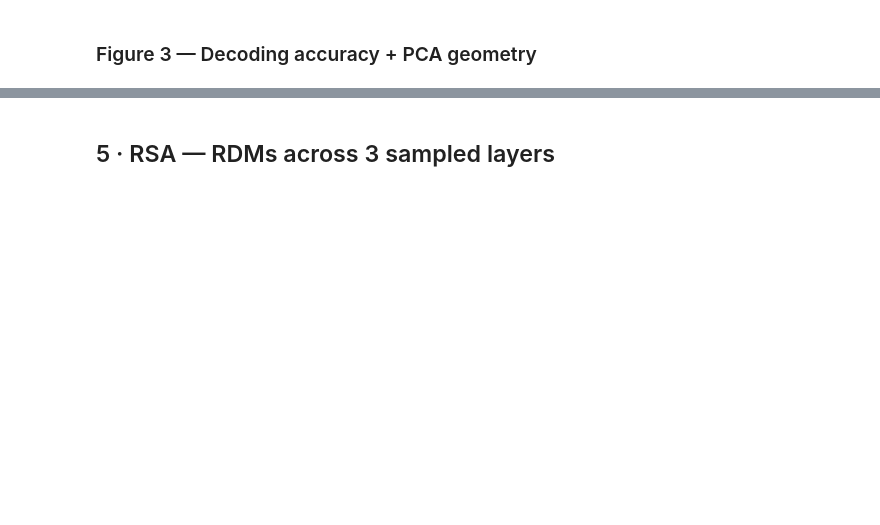
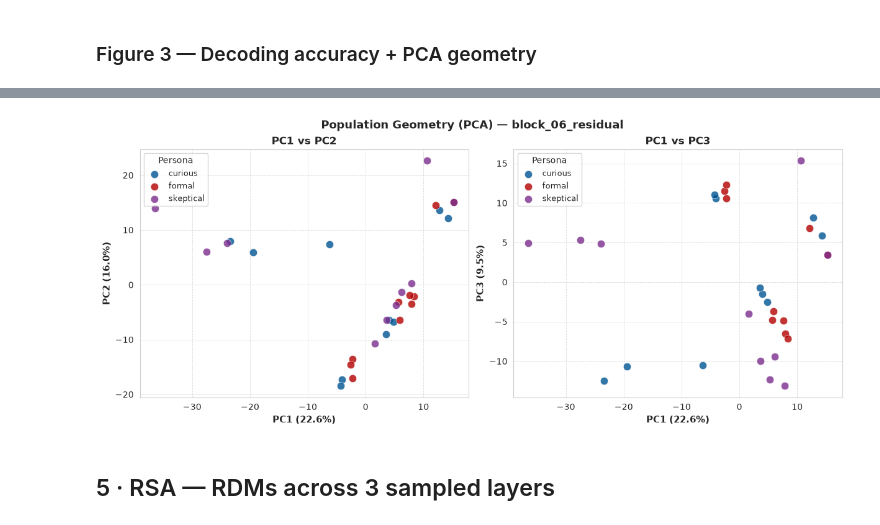
Before and after one commit to erfanzabeh/LLMsocial, a Jupyter notebook: notebooks/SocialLLM_Minimal.ipynb, the cells around one changed output, grey strips where cells are left out. Cells and saved outputs as stored; diff of their text form; code cells hidden in the pictures; blank space fills up the shorter version.

```diff
--- a/notebooks/SocialLLM_Minimal.ipynb
+++ b/notebooks/SocialLLM_Minimal.ipynb
@@ -272,25 +346,28 @@ print(f"Best layer: {best_layer_dec}  acc={decoding_results[best_layer_dec]['mea
 # %%
-# PCA geometry at best decoding layer
-data_pca, labels_pca, _ = load_layer(ACTIVATIONS_H5, best_layer_dec)
+# PCA geometry — use best residual layer (MLP layers have too few samples for PCA)
+best_res_layer = max(res_layers_d, key=lambda l: decoding_results[l]["mean_accuracy"])
+data_pca, labels_pca, _ = load_layer(ACTIVATIONS_H5, best_res_layer)
 projected, var_ratio     = pca_population_geometry(data_pca, labels_pca)
 
 fig, axes = plt.subplots(1, 2, figsize=(12, 5), constrained_layout=True)
 for ax, (d1, d2) in zip(axes, [(0,1),(0,2)]):
     for i, (name, col) in enumerate(zip(persona_short, COLORS)):
         mask = labels_pca == i
         ax.scatter(projected[mask,d1], projected[mask,d2],
                    c=col, label=name, alpha=0.8, s=80,
                    edgecolors="white", linewidths=0.5)
     ax.set_xlabel(f"PC{d1+1} ({var_ratio[d1]*100:.1f}%)", fontsize=11, fontweight="bold")
     ax.set_ylabel(f"PC{d2+1} ({var_ratio[d2]*100:.1f}%)", fontsize=11, fontweight="bold")
     ax.legend(title="Persona", fontsize=9)
     ax.grid(linestyle="--", linewidth=0.6, alpha=0.7)
 axes[0].set_title("PC1 vs PC2", fontsize=12, fontweight="bold")
 axes[1].set_title("PC1 vs PC3", fontsize=12, fontweight="bold")
-plt.suptitle(f"Population Geometry (PCA) — {best_layer_dec}", fontsize=13, fontweight="bold")
+plt.suptitle(f"Population Geometry (PCA) — {best_res_layer}", fontsize=13, fontweight="bold")
 plt.savefig(f"{FIGURES_DIR}/min_fig4_pca.png", dpi=150, bbox_inches="tight")
 plt.savefig(f"{FIGURES_DIR}/min_fig4_pca.pdf", bbox_inches="tight")
 plt.show()
+# %% [output]
+[figure, added]
 # %% [markdown]
 ## 5 · RSA — RDMs across 3 sampled layers
 # %%
```
Also changed, not shown: parts of 12 cells of this notebook, 4 other files.
